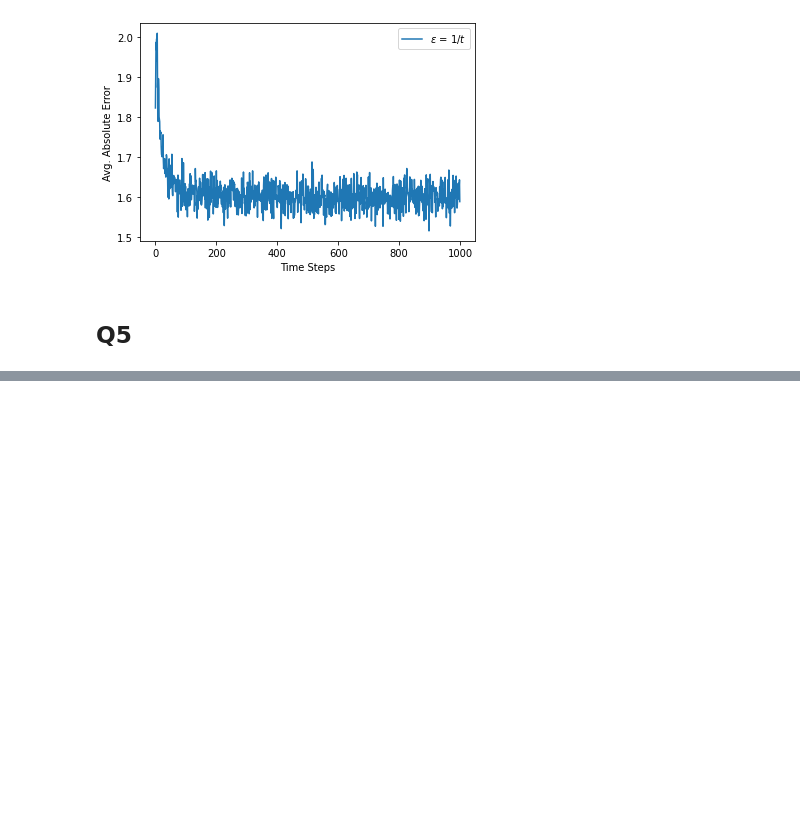
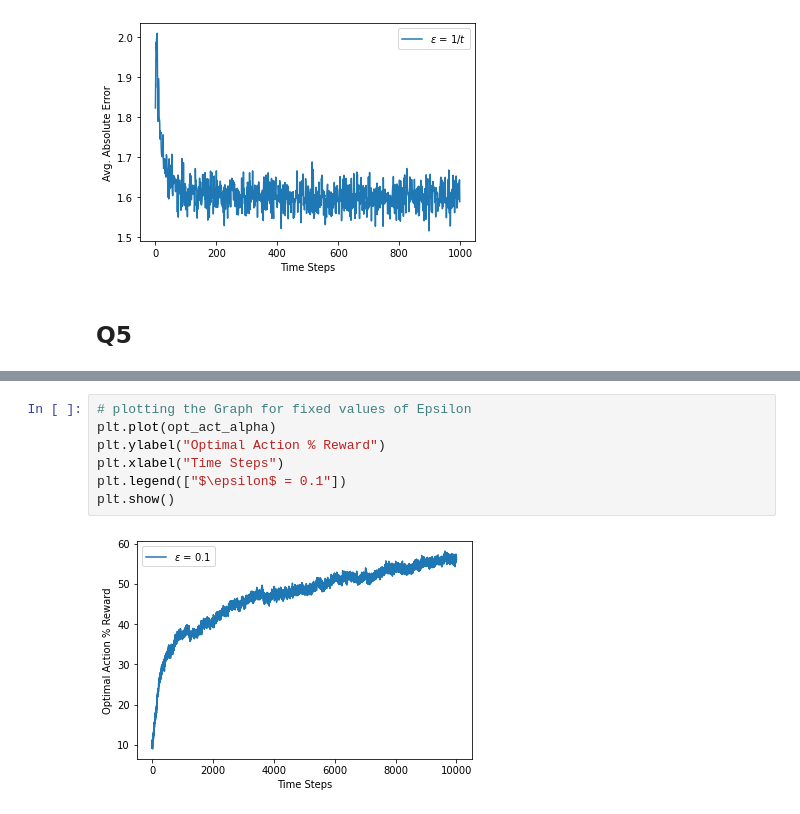
Before and after one commit to adityaras/Reinforcement-Learning-CSE564-M2020, a Jupyter notebook: HW1/RL_HW1.ipynb, the cells around one changed output, grey strips where cells are left out. Drawn from its saved outputs; the diff is of its cells as text; blank space fills up the shorter version.

```diff
--- a/HW1/RL_HW1.ipynb
+++ b/HW1/RL_HW1.ipynb
@@ -217,0 +309,9 @@ plt.show()
+# %%
+# plotting the Graph for fixed values of Epsilon
+plt.plot(opt_act_alpha)
+plt.ylabel("Optimal Action % Reward")
+plt.xlabel("Time Steps")
+plt.legend(["$\epsilon$ = 0.1"])
+plt.show()
+# %% [output]
+[figure, added]
```
Also changed, not shown: parts of 9 cells of this notebook.
